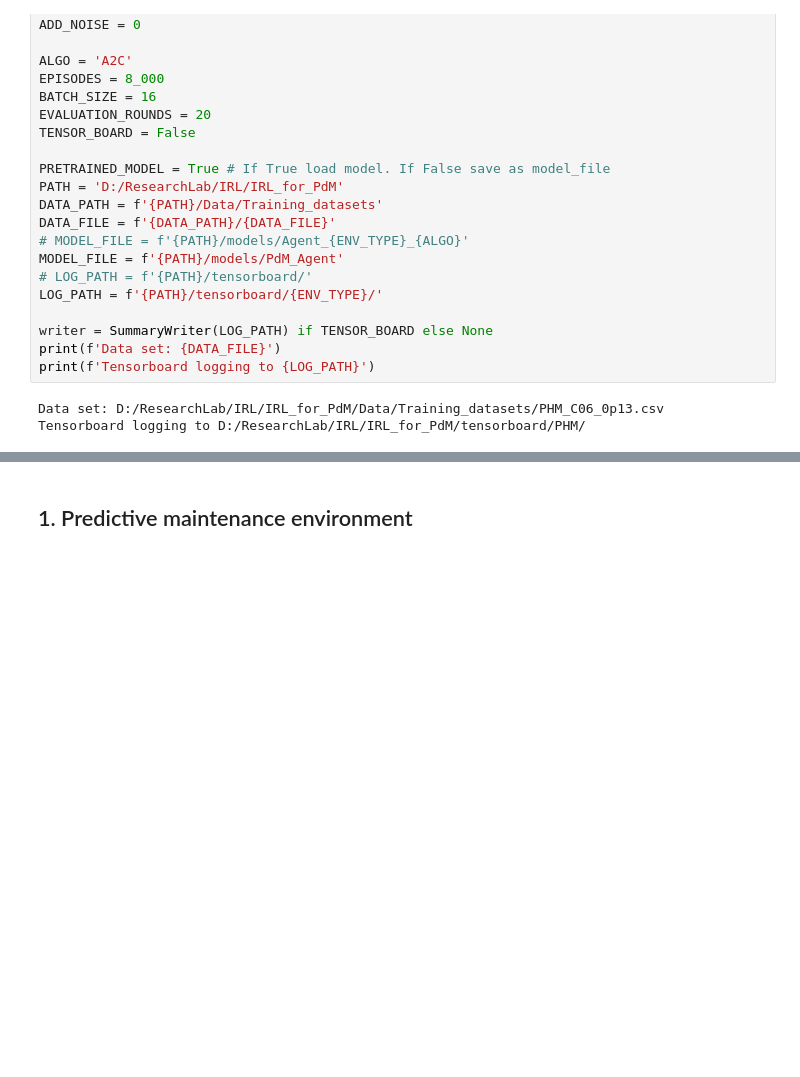
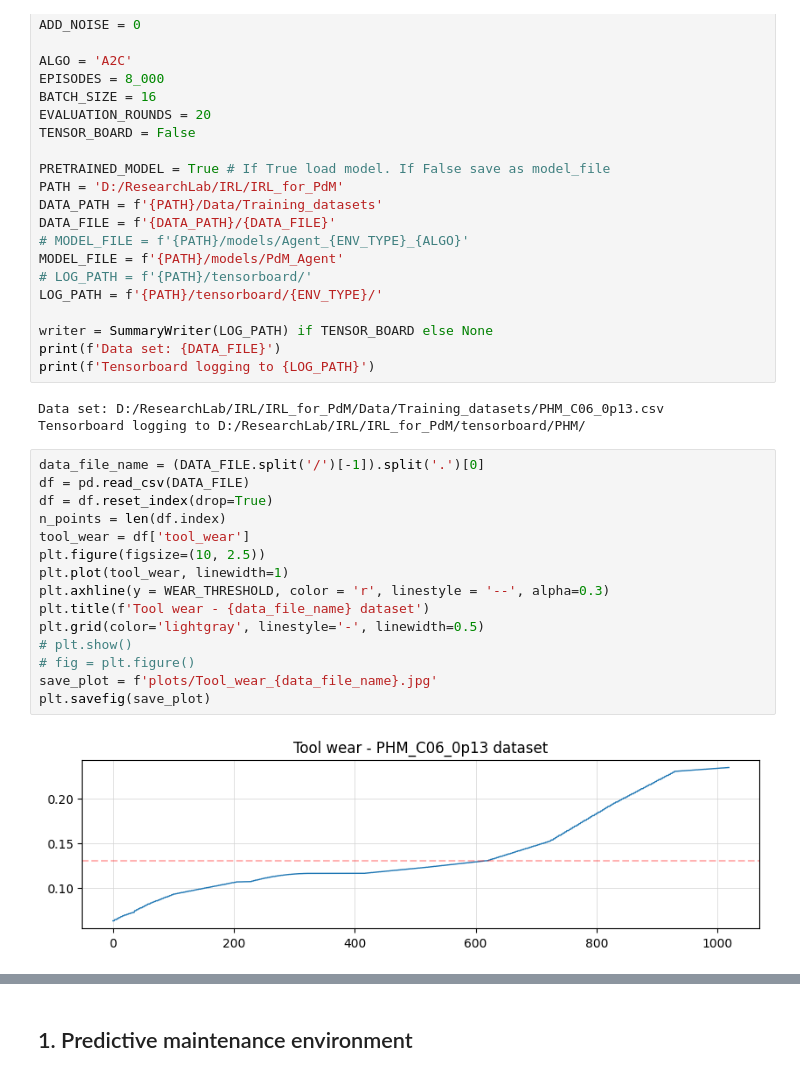
Before and after one commit to RajeshSiraskar-PhD/IRL_for_PdM, a Jupyter notebook: RL_for_PdM_V2.ipynb, the cells around one changed output, grey strips where cells are left out. Saved outputs shown, nothing was run; the diff lists cells and outputs as text; blank space fills up the shorter version.

```diff
--- a/RL_for_PdM_V2.ipynb
+++ b/RL_for_PdM_V2.ipynb
@@ -73,6 +73,23 @@ print(f'Tensorboard logging to {LOG_PATH}')
 # %% [output]
 Data set: D:/ResearchLab/IRL/IRL_for_PdM/Data/Training_datasets/PHM_C06_0p13.csv
 Tensorboard logging to D:/ResearchLab/IRL/IRL_for_PdM/tensorboard/PHM/
+# %%
+data_file_name = (DATA_FILE.split('/')[-1]).split('.')[0]
+df = pd.read_csv(DATA_FILE)
+df = df.reset_index(drop=True)
+n_points = len(df.index)
+tool_wear = df['tool_wear']
+plt.figure(figsize=(10, 2.5))
+plt.plot(tool_wear, linewidth=1)
+plt.axhline(y = WEAR_THRESHOLD, color = 'r', linestyle = '--', alpha=0.3)
+plt.title(f'Tool wear - {data_file_name} dataset')
+plt.grid(color='lightgray', linestyle='-', linewidth=0.5)
+# plt.show()
+# fig = plt.figure()
+save_plot = f'plots/Tool_wear_{data_file_name}.jpg'
+plt.savefig(save_plot)
+# %% [output]
+[figure, added]
 # %%
 tool_wear, action_code, WEAR_THRESHOLD_NORMALIZED, df_train = tool_wear_data(
     env_type = ENV_TYPE, data_file=DATA_FILE, wear_threshold = WEAR_THRESHOLD,
```
Also changed, not shown: parts of 1 cell of this notebook, 55 other files.
